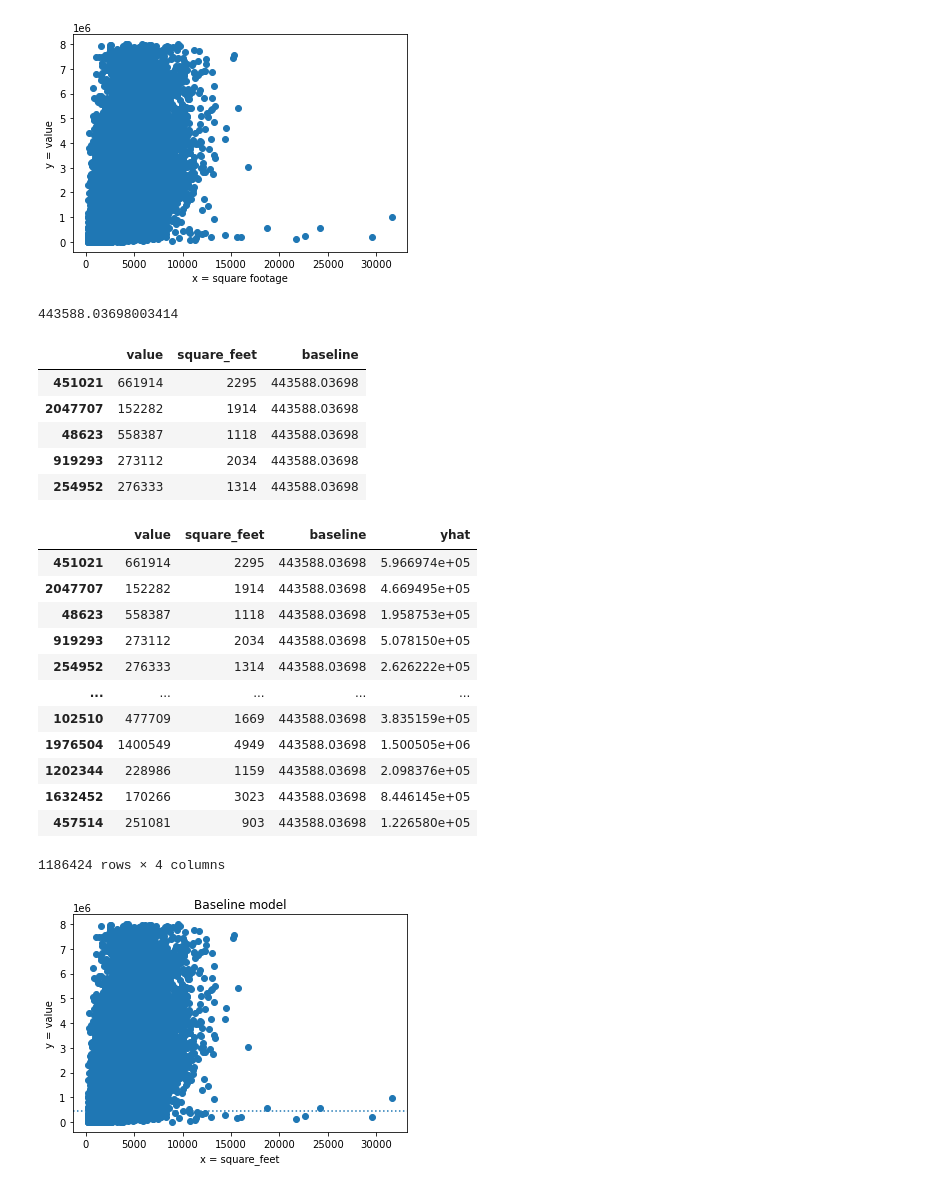
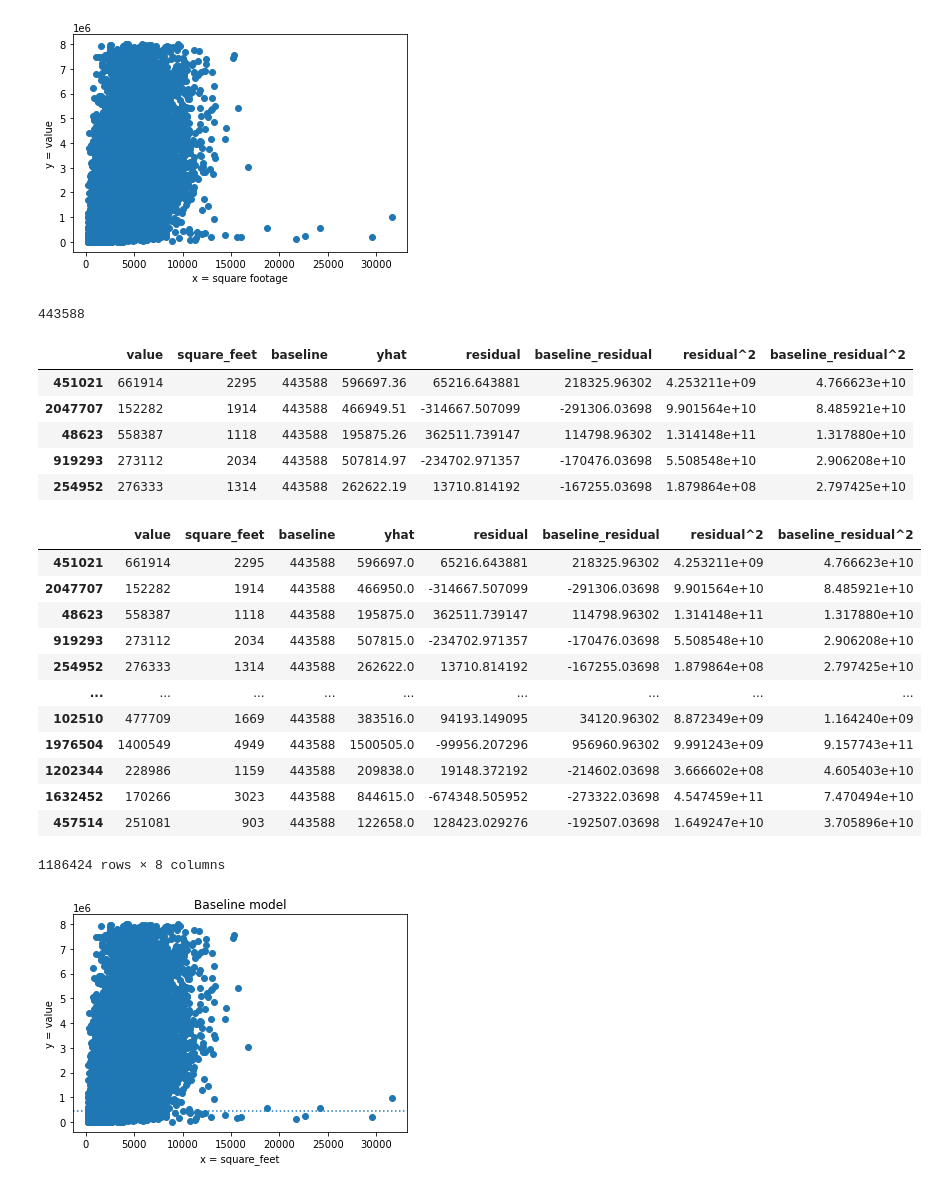
Before and after one commit to mindyshiben/regression-exercises, a Jupyter notebook: evaluate.ipynb, the cells around one changed output. Cells and saved outputs as stored; diff of their text form; code cells hidden in the pictures.

```diff
--- a/evaluate.ipynb
+++ b/evaluate.ipynb
@@ -80,42 +80,42 @@ plt.ylabel('y = value');
 # %% [output]
 [figure]
 # %%
-baseline = y.mean()
+baseline = round(y.mean())
 baseline
 # %% [output]
-443588.03698003414
+443588
 # %%
-model['baseline'] = model.value.mean()
+model['baseline'] = round(model.value.mean())
 model.head()
 # %% [output]
-|  | value | square_feet | baseline |
-| 451021 | 661914 | 2295 | 443588.03698 |
-| 2047707 | 152282 | 1914 | 443588.03698 |
-| 48623 | 558387 | 1118 | 443588.03698 |
-| 919293 | 273112 | 2034 | 443588.03698 |
-| 254952 | 276333 | 1314 | 443588.03698 |
+|  | value | square_feet | baseline | yhat | residual | baseline_residual | residual^2 | baseline_residual^2 |
+| 451021 | 661914 | 2295 | 443588 | 596697.36 | 65216.643881 | 218325.96302 | 4.253211e+09 | 4.766623e+10 |
+| 2047707 | 152282 | 1914 | 443588 | 466949.51 | -314667.507099 | -291306.03698 | 9.901564e+10 | 8.485921e+10 |
+| 48623 | 558387 | 1118 | 443588 | 195875.26 | 362511.739147 | 114798.96302 | 1.314148e+11 | 1.317880e+10 |
+| 919293 | 273112 | 2034 | 443588 | 507814.97 | -234702.971357 | -170476.03698 | 5.508548e+10 | 2.906208e+10 |
+| 254952 | 276333 | 1314 | 443588 | 262622.19 | 13710.814192 | -167255.03698 | 1.879864e+08 | 2.797425e+10 |
 # %%
 lm = LinearRegression(normalize=True)
 
 lm.fit(model[['square_feet']], model.value)
 
-model['yhat'] = lm.predict(model[['square_feet']])
+model['yhat'] = lm.predict(model[['square_feet']]).round()
 
 model
 # %% [output]
-|  | value | square_feet | baseline | yhat |
-| 451021 | 661914 | 2295 | 443588.03698 | 5.966974e+05 |
-| 2047707 | 152282 | 1914 | 443588.03698 | 4.669495e+05 |
-| 48623 | 558387 | 1118 | 443588.03698 | 1.958753e+05 |
-| 919293 | 273112 | 2034 | 443588.03698 | 5.078150e+05 |
-| 254952 | 276333 | 1314 | 443588.03698 | 2.626222e+05 |
-| ... | ... | ... | ... | ... |
-| 102510 | 477709 | 1669 | 443588.03698 | 3.835159e+05 |
-| 1976504 | 1400549 | 4949 | 443588.03698 | 1.500505e+06 |
-| 1202344 | 228986 | 1159 | 443588.03698 | 2.098376e+05 |
-| 1632452 | 170266 | 3023 | 443588.03698 | 8.446145e+05 |
-| 457514 | 251081 | 903 | 443588.03698 | 1.226580e+05 |
+|  | value | square_feet | baseline | yhat | residual | baseline_residual | residual^2 | baseline_residual^2 |
+| 451021 | 661914 | 2295 | 443588 | 596697.0 | 65216.643881 | 218325.96302 | 4.253211e+09 | 4.766623e+10 |
+| 2047707 | 152282 | 1914 | 443588 | 466950.0 | -314667.507099 | -291306.03698 | 9.901564e+10 | 8.485921e+10 |
+| 48623 | 558387 | 1118 | 443588 | 195875.0 | 362511.739147 | 114798.96302 | 1.314148e+11 | 1.317880e+10 |
+| 919293 | 273112 | 2034 | 443588 | 507815.0 | -234702.971357 | -170476.03698 | 5.508548e+10 | 2.906208e+10 |
+| 254952 | 276333 | 1314 | 443588 | 262622.0 | 13710.814192 | -167255.03698 | 1.879864e+08 | 2.797425e+10 |
+| ... | ... | ... | ... | ... | ... | ... | ... | ... |
+| 102510 | 477709 | 1669 | 443588 | 383516.0 | 94193.149095 | 34120.96302 | 8.872349e+09 | 1.164240e+09 |
+| 1976504 | 1400549 | 4949 | 443588 | 1500505.0 | -99956.207296 | 956960.96302 | 9.991243e+09 | 9.157743e+11 |
+| 1202344 | 228986 | 1159 | 443588 | 209838.0 | 19148.372192 | -214602.03698 | 3.666602e+08 | 4.605403e+10 |
+| 1632452 | 170266 | 3023 | 443588 | 844615.0 | -674348.505952 | -273322.03698 | 4.547459e+11 | 7.470494e+10 |
+| 457514 | 251081 | 903 | 443588 | 122658.0 | 128423.029276 | -192507.03698 | 1.649247e+10 | 3.705896e+10 |
-1186424 rows × 4 columns
+1186424 rows × 8 columns
 # %%
 plt.scatter(model.square_feet, model.value)
 plt.axhline(model.value.mean(), ls = ':')
```
Also changed, not shown: parts of 10 cells of this notebook, 5 other files.
